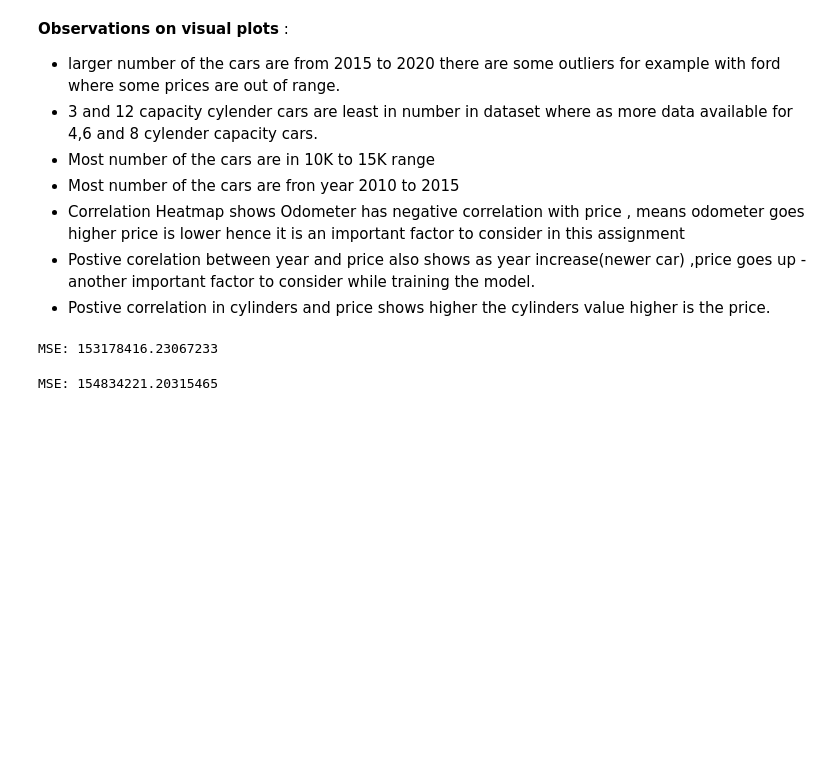
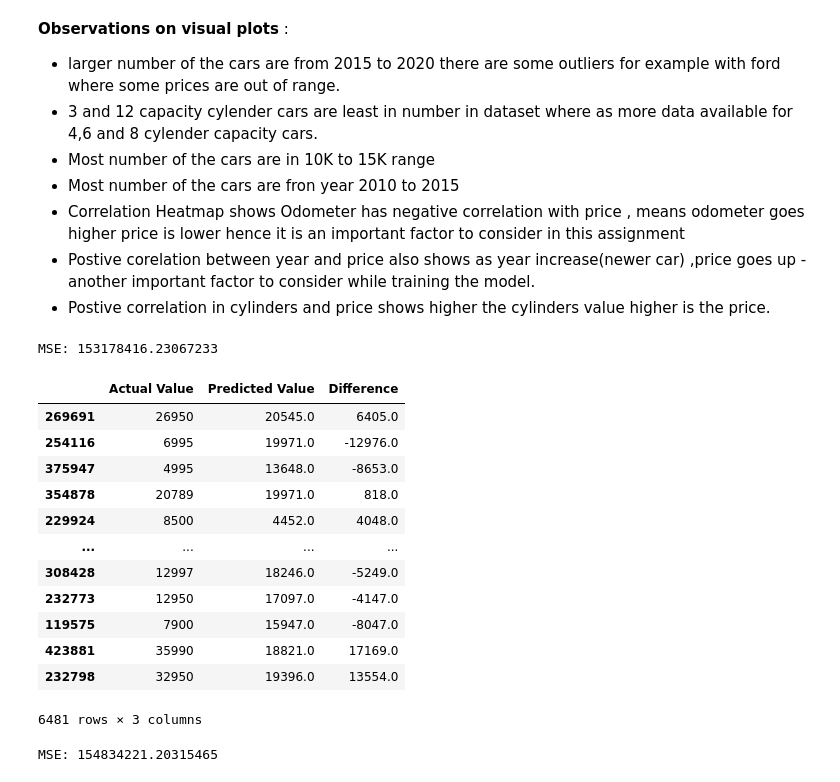
Before and after one commit to hemantborse/Practical-Application---Car-Pricing, a Jupyter notebook: Car_price.ipynb, the cells around one changed output. Saved outputs shown, nothing was run; the diff lists cells and outputs as text; code cells hidden in the pictures; blank space fills up the shorter version.

```diff
--- a/Car_price.ipynb
+++ b/Car_price.ipynb
@@ -265,6 +265,23 @@ y_pred=linreg.predict(X_test)
 print('MSE:',mean_squared_error(y_test,y_pred))
 # %% [output]
 MSE: 153178416.23067233
+# %%
+pred_df=pd.DataFrame({'Actual Value':y_test,'Predicted Value':np.round(y_pred),'Difference':np.round(y_test-y_pred)})
+pred_df
+# %% [output]
+|  | Actual Value | Predicted Value | Difference |
+| 269691 | 26950 | 20545.0 | 6405.0 |
+| 254116 | 6995 | 19971.0 | -12976.0 |
+| 375947 | 4995 | 13648.0 | -8653.0 |
+| 354878 | 20789 | 19971.0 | 818.0 |
+| 229924 | 8500 | 4452.0 | 4048.0 |
+| ... | ... | ... | ... |
+| 308428 | 12997 | 18246.0 | -5249.0 |
+| 232773 | 12950 | 17097.0 | -4147.0 |
+| 119575 | 7900 | 15947.0 | -8047.0 |
+| 423881 | 35990 | 18821.0 | 17169.0 |
+| 232798 | 32950 | 19396.0 | 13554.0 |
+6481 rows × 3 columns
 # %%
 #Liner Regression year,odometer and price
 X=auto_no_all_zero_rows[['year','odometer']]
```
Also changed, not shown: parts of 4 cells of this notebook.
